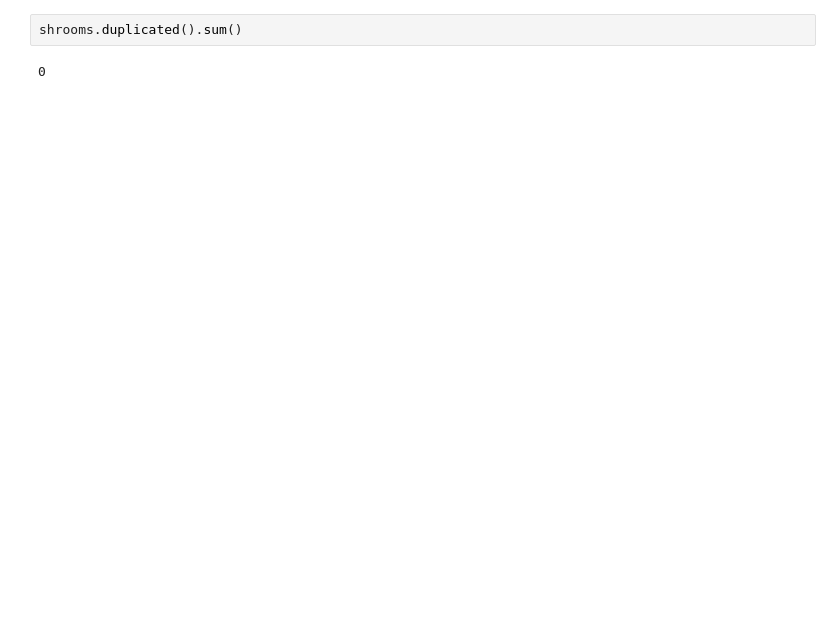
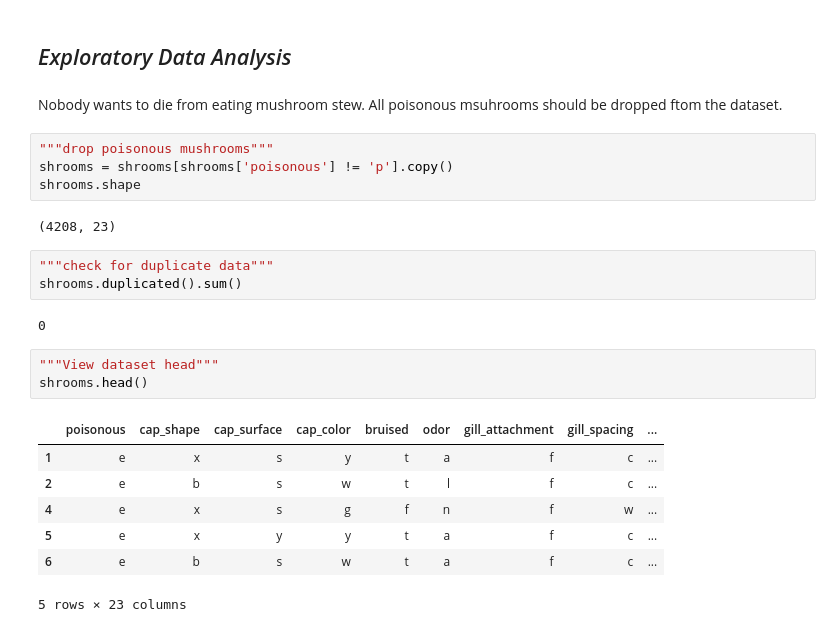
Before and after one commit to benkarabinus/nerdy_data_stuff, a Jupyter notebook: DU/COMP4431/Assignment8-9/Ben_Karabinus_Assignment_9.ipynb, the cells around one changed output. Saved outputs shown, nothing was run; the diff lists cells and outputs as text; blank space fills up the shorter version.

```diff
--- a/DU/COMP4431/Assignment8-9/Ben_Karabinus_Assignment_9.ipynb
+++ b/DU/COMP4431/Assignment8-9/Ben_Karabinus_Assignment_9.ipynb
@@ -48,4 +25,26 @@ dtype: object
-# %%
-shrooms.duplicated().sum()
-# %% [output]
-0
+# %% [markdown]
+## *_Exploratory Data Analysis_*
+# %% [markdown]
+Nobody wants to die from eating mushroom stew. All poisonous msuhrooms should be dropped ftom the dataset.
+# %%
+"""drop poisonous mushrooms"""
+shrooms = shrooms[shrooms['poisonous'] != 'p'].copy()
+shrooms.shape
+# %% [output]
+(4208, 23)
+# %%
+"""check for duplicate data"""
+shrooms.duplicated().sum()
+# %% [output]
+0
+# %%
+"""View dataset head"""
+shrooms.head()
+# %% [output]
+|  | poisonous | cap_shape | cap_surface | cap_color | bruised | odor | gill_attachment | gill_spacing | ... |
+| 1 | e | x | s | y | t | a | f | c | ... |
+| 2 | e | b | s | w | t | l | f | c | ... |
+| 4 | e | x | s | g | f | n | f | w | ... |
+| 5 | e | x | y | y | t | a | f | c | ... |
+| 6 | e | b | s | w | t | a | f | c | ... |
+5 rows × 23 columns
```
Also changed, not shown: parts of 10 cells of this notebook, 1 other file.
